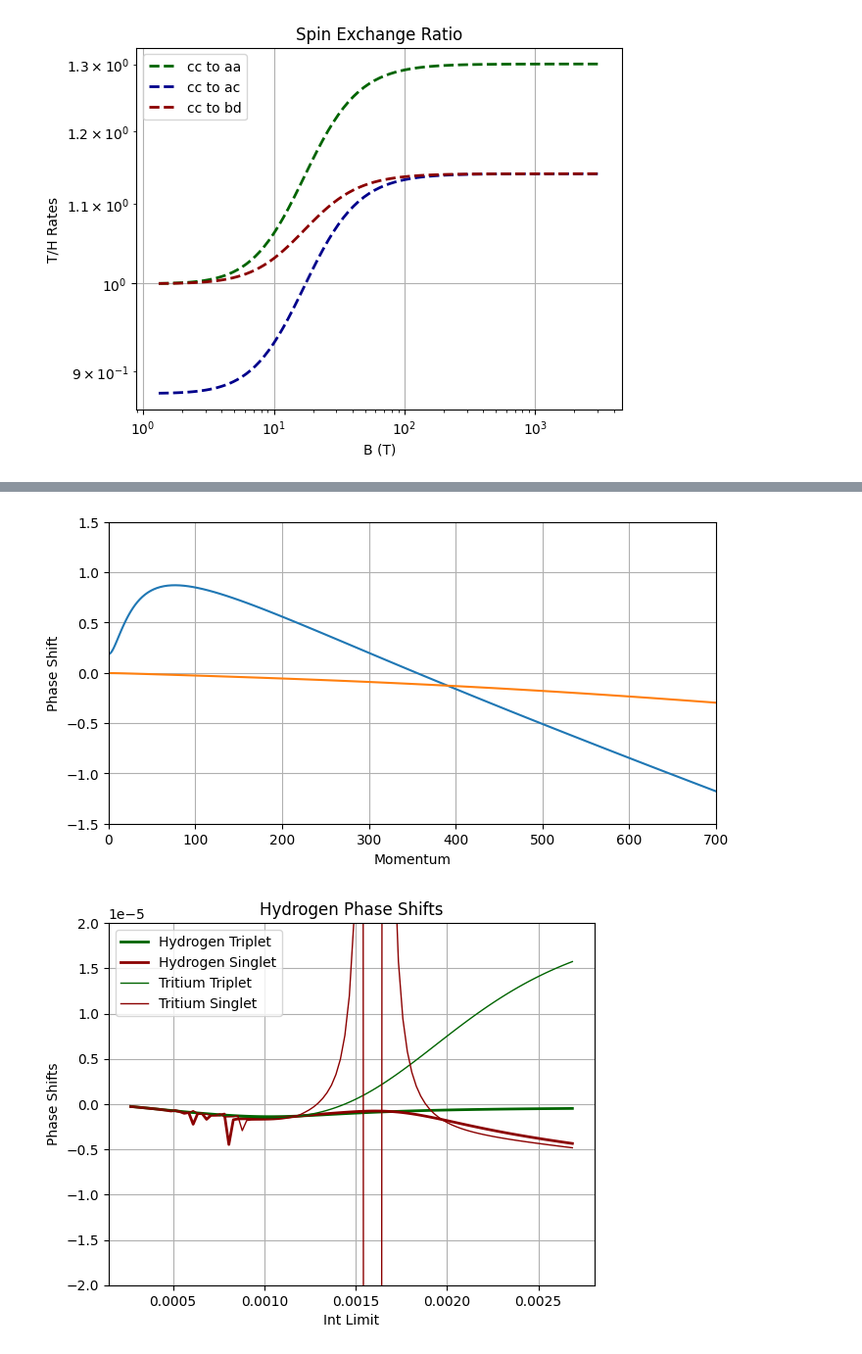
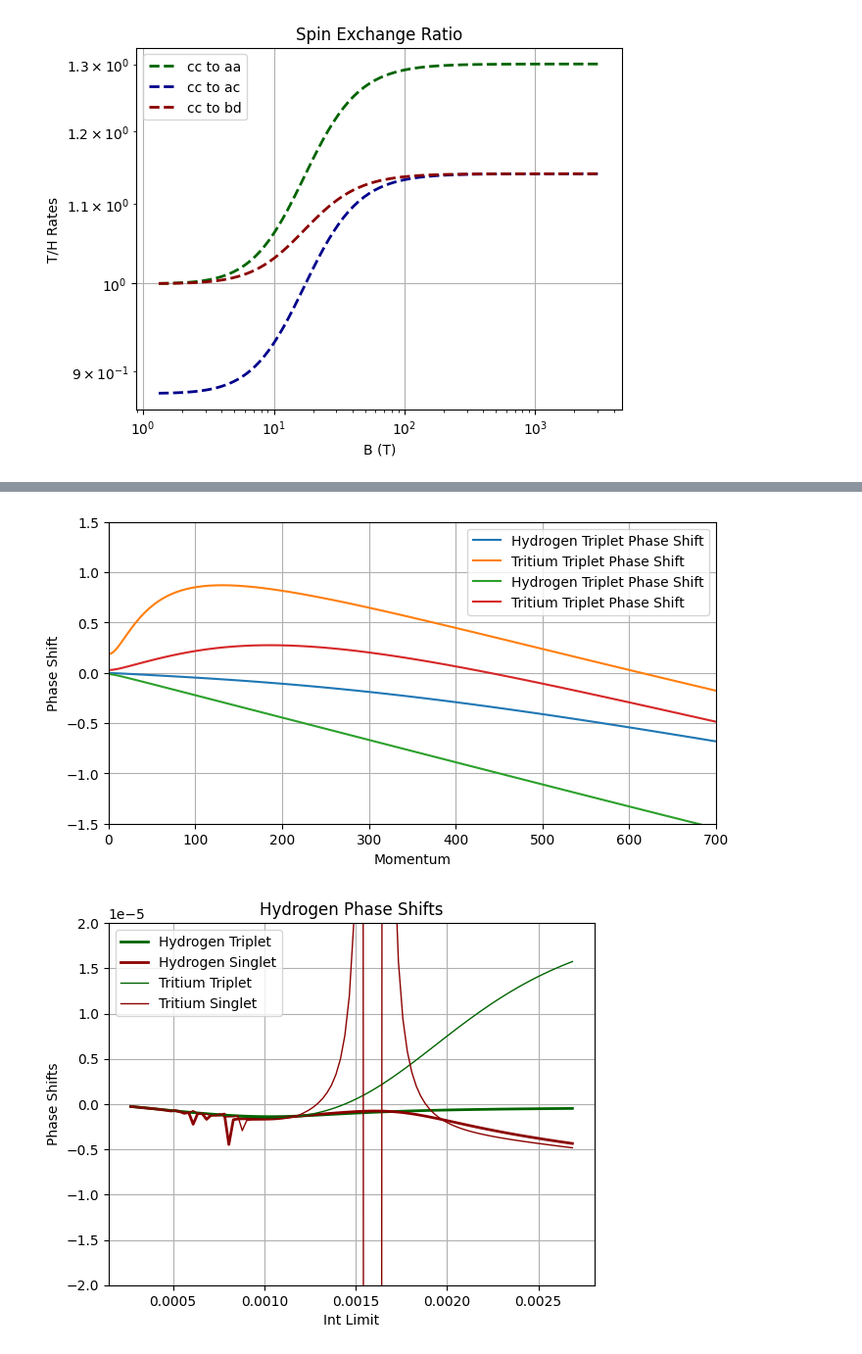
Before and after one commit to UTA-NURES/AtomicCrossSections, a Jupyter notebook: Exchange_Cont.ipynb, the cells around one changed output, grey strips where cells are left out. Shown at 98% size. Drawn from its saved outputs; the diff is of its cells as text; code cells hidden in the pictures.

```diff
--- a/Exchange_Cont.ipynb
+++ b/Exchange_Cont.ipynb
@@ -162,6 +166,9 @@ def GetSpatials(mu, B, levels, version_one, version_two):
     bdSpatials = np.array(bdSpatials)
 
     return(aaSpatials, acSpatials, bdSpatials)
+# %%
+B_Values = np.logspace(-3,1,100)
+B_Naught = 1 + B_Values/3.17e-3
 # %%
 def GetHyperFineLevels(pm, mf, delW, mN, gI):
     gL = 1 #Orbital g-factor
@@ -585,16 +592,19 @@ Hmoms = mom_of_B(Hmu, B_Values, HLevels)
 Tmoms = mom_of_B(Tmu, B_Values, TLevels)
 # %%
 plt.figure(figsize=(8, 4))
-plt.plot(Hmoms, Ttdelta)
-plt.plot(Tmoms, Htdelta)
+plt.plot(Hmoms, Htdelta, label ='Hydrogen Triplet Phase Shift')
+plt.plot(Tmoms, Ttdelta, label ='Tritium Triplet Phase Shift')
+plt.plot(Hmoms, Hsdelta, label ='Hydrogen Triplet Phase Shift')
+plt.plot(Tmoms, Tsdelta, label ='Tritium Triplet Phase Shift')
 plt.xlabel("Momentum")
 plt.xlim(0,700)
 plt.ylabel("Phase Shift")
 plt.ylim(-1.5,1.5)
 plt.grid(True)
+plt.legend()
 plt.show()
 # %% [output]
-[figure, old version]
+[figure, new version]
 # %%
 def Phases_of_dis(mu, pont_one, pont_two):
     tbdPhase = []
```
Also changed, not shown: parts of 6 cells of this notebook.
